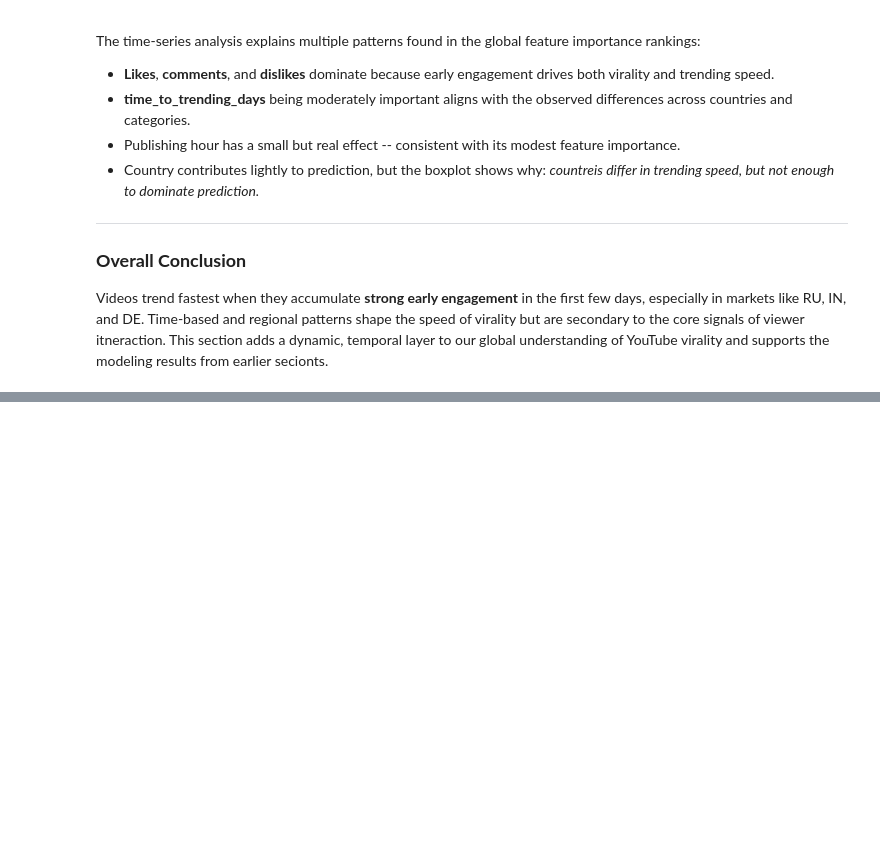
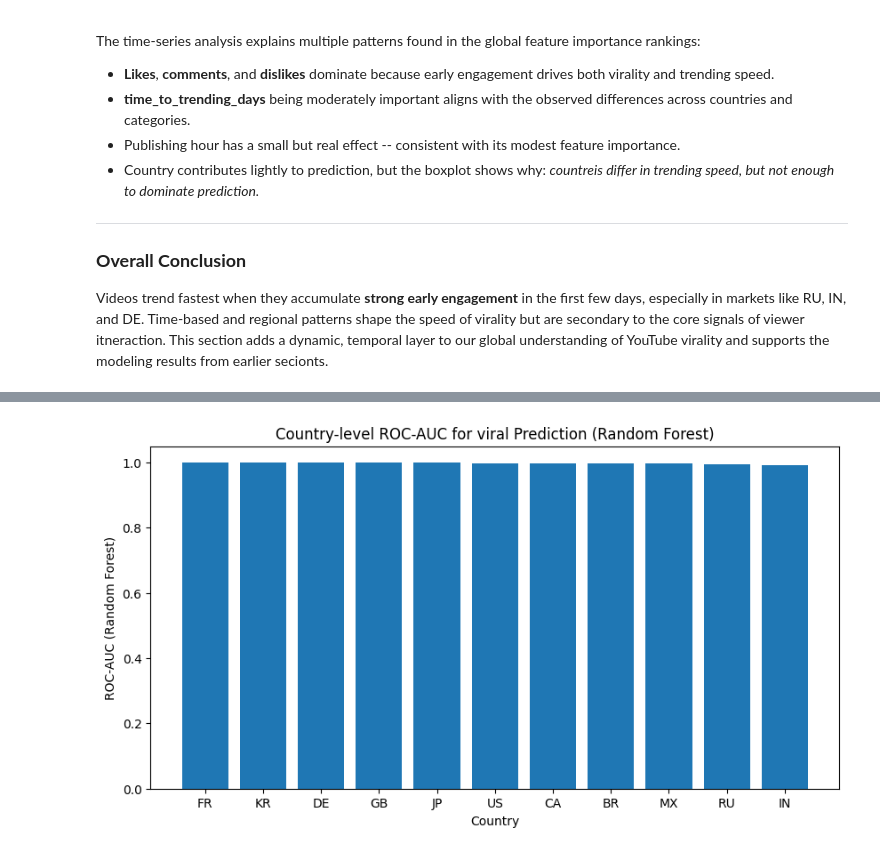
Before and after one commit to nancy1404/youtube-trending-analysis, a Jupyter notebook: notebooks/Gloabl_Notebook.ipynb, the cells around one changed output, grey strips where cells are left out. Drawn from its saved outputs; the diff is of its cells as text; code cells hidden in the pictures; blank space fills up the shorter version.

Commit message:
Country-Level Modeling Performance & Early Engagement Dynamics

```diff
--- a/notebooks/Gloabl_Notebook.ipynb
+++ b/notebooks/Gloabl_Notebook.ipynb
@@ -662,0 +725,10 @@ Videos trend fastest when they accumulate **strong early engagement** in the fir
+# %%
+# Simple Visualization
+plt.figure(figsize=(10, 5))
+plt.bar(country_perf_df["country"], country_perf_df["roc_auc"])
+plt.xlabel("Country")
+plt.ylabel("ROC-AUC (Random Forest)")
+plt.title("Country-level ROC-AUC for viral Prediction (Random Forest)")
+plt.show()
+# %% [output]
+[figure, added]
```
Also changed, not shown: parts of 6 cells of this notebook.
